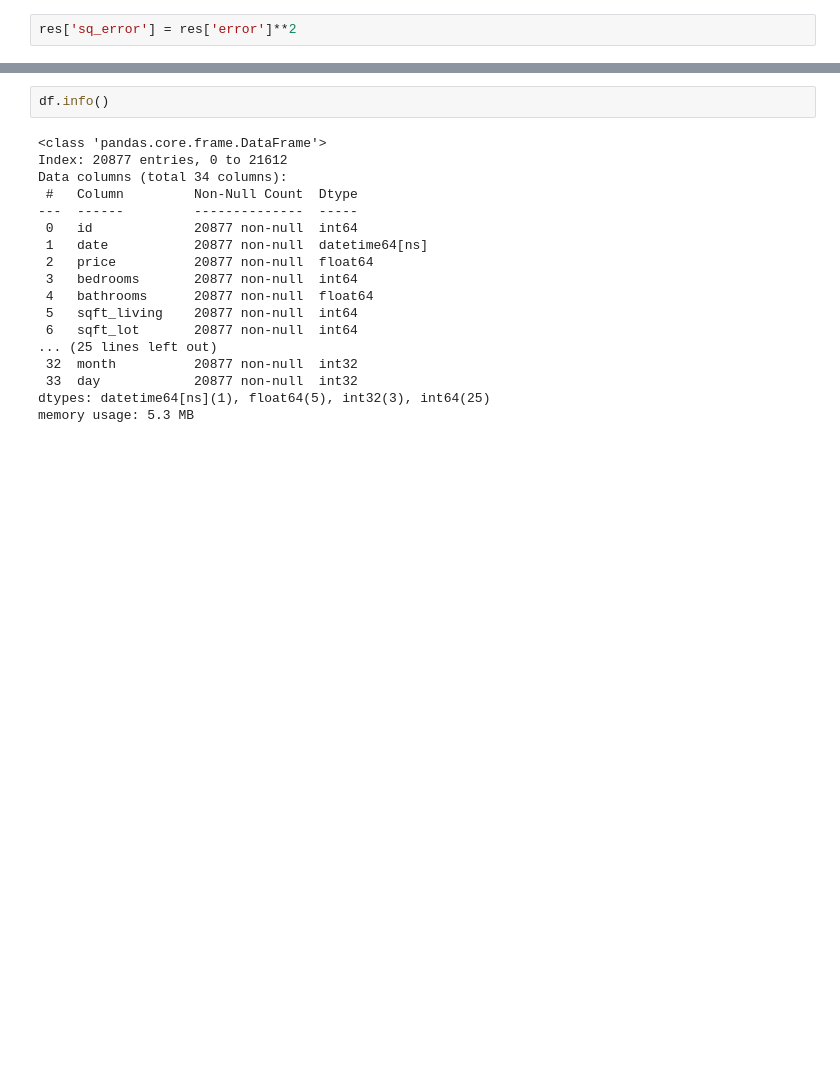
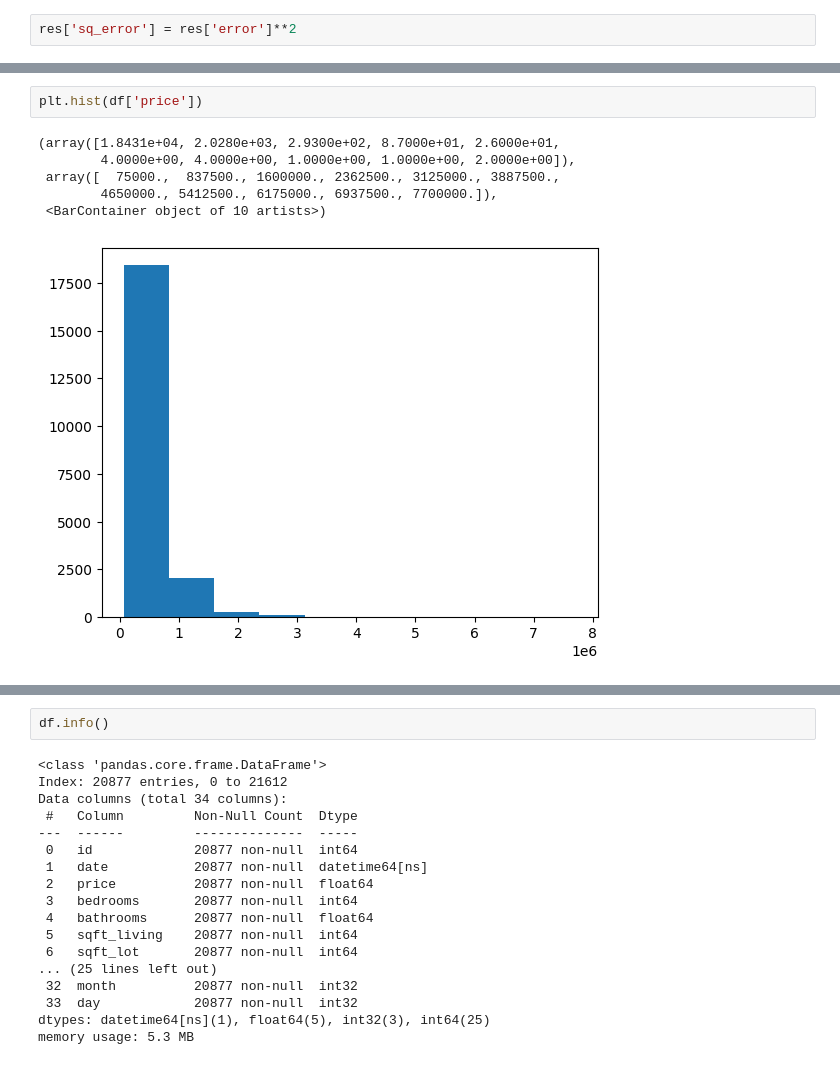
Before and after one commit to zhaobinyyds/Schulich_data_science6110, a Jupyter notebook: assignment 3.ipynb, the cells around one changed output, grey strips where cells are left out. Cells and saved outputs as stored; diff of their text form; blank space fills up the shorter version.

```diff
--- a/assignment 3.ipynb
+++ b/assignment 3.ipynb
@@ -347,0 +398,9 @@ np.sqrt(res['sq_error'].mean())
+# %%
+plt.hist(df['price'])
+# %% [output]
+(array([1.8431e+04, 2.0280e+03, 2.9300e+02, 8.7000e+01, 2.6000e+01,
+        4.0000e+00, 4.0000e+00, 1.0000e+00, 1.0000e+00, 2.0000e+00]),
+ array([  75000.,  837500., 1600000., 2362500., 3125000., 3887500.,
+        4650000., 5412500., 6175000., 6937500., 7700000.]),
+ <BarContainer object of 10 artists>)
+[figure, added]
```
Also changed, not shown: parts of 70 cells of this notebook.
